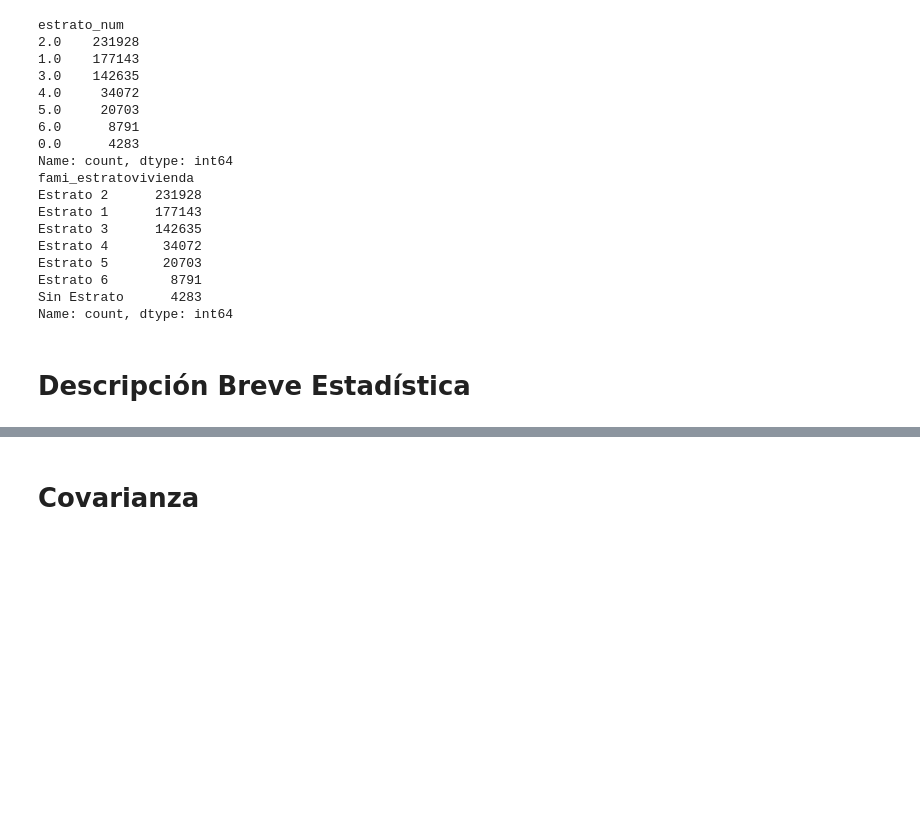
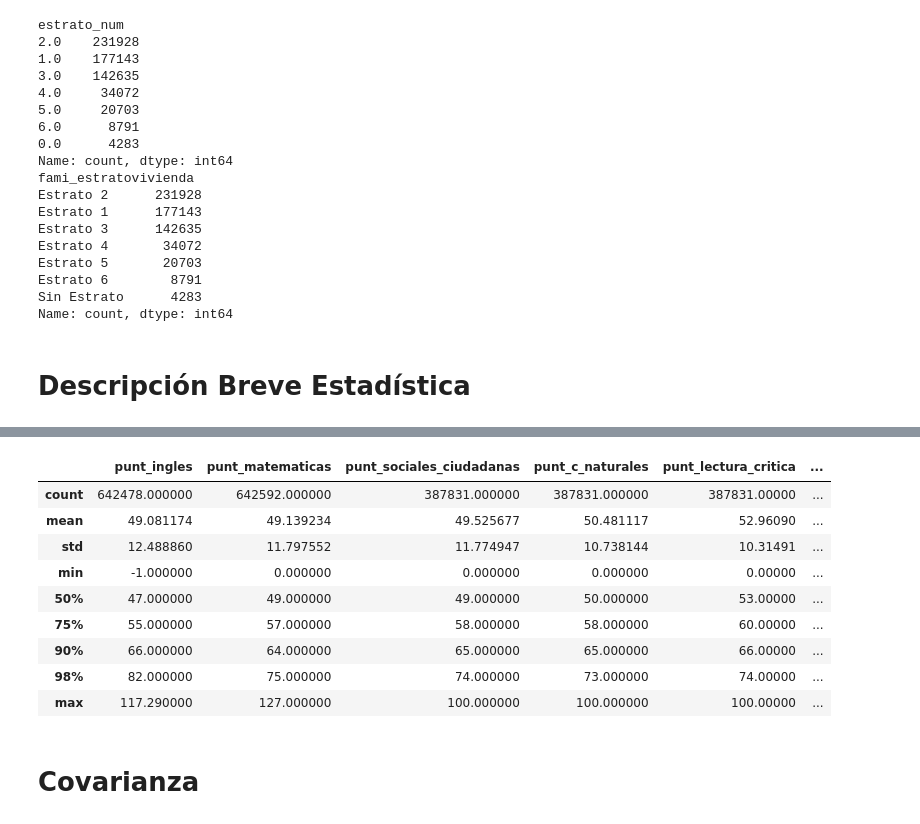
Before and after one commit to juancamilogoomezz/Proyecto-1, a Jupyter notebook: Notebook Consultas 2 Variables.ipynb, the cells around one changed output, grey strips where cells are left out. Cells and saved outputs as stored; diff of their text form; code cells hidden in the pictures; blank space fills up the shorter version.

```diff
--- a/Notebook Consultas 2 Variables.ipynb
+++ b/Notebook Consultas 2 Variables.ipynb
@@ -80,6 +80,21 @@ df.describe()
 | 50% | 20152.000000 | 1.768340e+11 | 1.768450e+11 | 76.0 | 76001.000000 | ... |
 | 75% | 20194.000000 | 3.760010e+11 | 3.760010e+11 | 76.0 | 76306.000000 | ... |
 | max | 20224.000000 | 5.376110e+11 | 7.600109e+11 | 76.0 | 76895.000000 | ... |
+# %%
+df[["punt_ingles","punt_matematicas",
+                                      "punt_sociales_ciudadanas","punt_c_naturales",
+                                      "punt_lectura_critica","punt_global"]].describe(percentiles=[0.5, 0.75, 0.90, 0.98])
+# %% [output]
+|  | punt_ingles | punt_matematicas | punt_sociales_ciudadanas | punt_c_naturales | punt_lectura_critica | ... |
+| count | 642478.000000 | 642592.000000 | 387831.000000 | 387831.000000 | 387831.00000 | ... |
+| mean | 49.081174 | 49.139234 | 49.525677 | 50.481117 | 52.96090 | ... |
+| std | 12.488860 | 11.797552 | 11.774947 | 10.738144 | 10.31491 | ... |
+| min | -1.000000 | 0.000000 | 0.000000 | 0.000000 | 0.00000 | ... |
+| 50% | 47.000000 | 49.000000 | 49.000000 | 50.000000 | 53.00000 | ... |
+| 75% | 55.000000 | 57.000000 | 58.000000 | 58.000000 | 60.00000 | ... |
+| 90% | 66.000000 | 64.000000 | 65.000000 | 65.000000 | 66.00000 | ... |
+| 98% | 82.000000 | 75.000000 | 74.000000 | 73.000000 | 74.00000 | ... |
+| max | 117.290000 | 127.000000 | 100.000000 | 100.000000 | 100.00000 | ... |
 # %% [markdown]
 # Covarianza
 # %%
```
Also changed, not shown: parts of 6 cells of this notebook.
